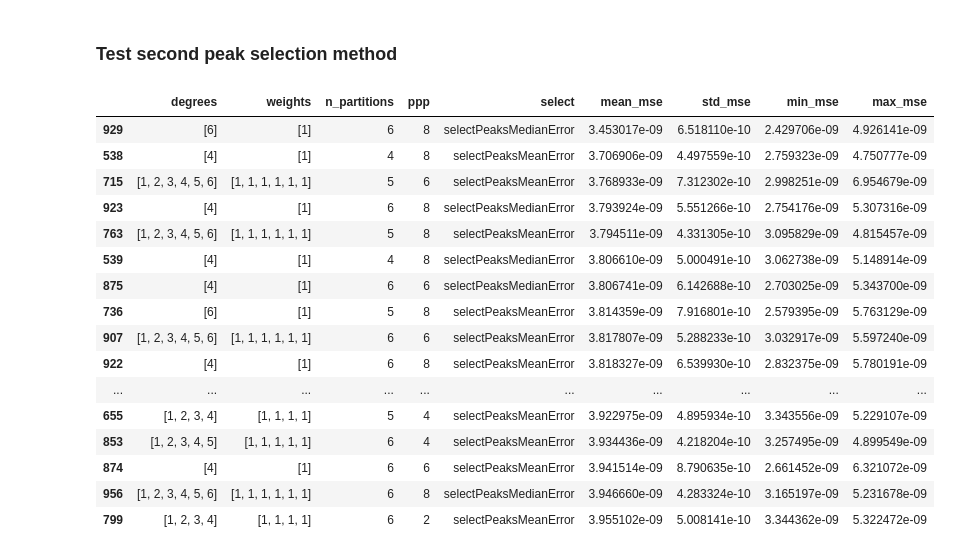
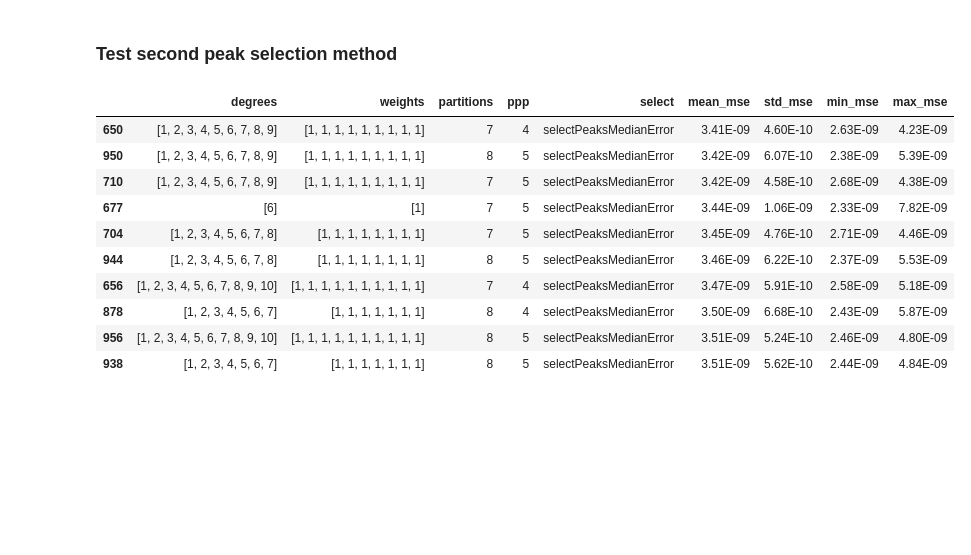
Before and after one commit to jokinen77/DataScienceProject1-Orbitrap, a Jupyter notebook: DataScienceProject1.ipynb, the cells around one changed output. Saved outputs shown, nothing was run; the diff lists cells and outputs as text; code cells hidden in the pictures; blank space fills up the shorter version.

```diff
--- a/DataScienceProject1.ipynb
+++ b/DataScienceProject1.ipynb
@@ -603,11 +608,11 @@ pd.DataFrame(train_information).sort_values(by=['mean_mse', "std_mse", "max_mse"
 ### Test second peak selection method
 # %%
 train_information = []
-for n_partitions in [2,3,4,5,6]:
-    for peak_per_partition in [2,4,6,8]:
-        for degrees in [[i] for i in range(1, 7)] + [list(range(1,i)) for i in range(3, 8)]:
-            for weight in [1, None]:
-                if len(degrees) == 1 and not weight:
+for n_partitions in [5,6,7,8]:
+    for peak_per_partition in [2,3,4,5]:
+        for degrees in [[i] for i in range(1, 7)] + [list(range(1,i)) for i in range(5, 12)]:
+            for weight in [1, [1/np.sqrt(d) for d in degrees]]:
+                if len(degrees) == 1 and type(weight) != int:
                     continue
                 for select in [selectPeaksMinimumError, selectPeaksMeanError, selectPeaksMedianError]:
                     mses = []
@@ -621,8 +626,8 @@ for n_partitions in [2,3,4,5,6]:
                         mses.append(mse)
                     train_information.append({
                         "degrees": degrees,
-                        "weights": [round(w, 3) for w in model.weights],
-                        "n_partitions": n_partitions,
+                        "weights": [round(w, 2) for w in model.weights],
+                        "partitions": n_partitions,
                         "ppp": peak_per_partition,
                         "select": select.__name__,
                         "mean_mse": np.mean(mses),
@@ -631,23 +636,21 @@ for n_partitions in [2,3,4,5,6]:
                         "max_mse": np.max(mses)
                     })
 
-training_result = pd.DataFrame(train_information).sort_values(by=['mean_mse', "std_mse", "max_mse"], ascending=True)
+training_result = pd.DataFrame(train_information).sort_values(by=["mean_mse", "std_mse", "max_mse"], ascending=True)
 training_result.head(20)
+training_result.to_csv("training_result.csv", sep="\t")
-# %% [output]
-|  | degrees | weights | n_partitions | ppp | select | mean_mse | std_mse | min_mse | max_mse |
-| 929 | [6] | [1] | 6 | 8 | selectPeaksMedianError | 3.453017e-09 | 6.518110e-10 | 2.429706e-09 | 4.926141e-09 |
-| 538 | [4] | [1] | 4 | 8 | selectPeaksMeanError | 3.706906e-09 | 4.497559e-10 | 2.759323e-09 | 4.750777e-09 |
-| 715 | [1, 2, 3, 4, 5, 6] | [1, 1, 1, 1, 1, 1] | 5 | 6 | selectPeaksMeanError | 3.768933e-09 | 7.312302e-10 | 2.998251e-09 | 6.954679e-09 |
-| 923 | [4] | [1] | 6 | 8 | selectPeaksMedianError | 3.793924e-09 | 5.551266e-10 | 2.754176e-09 | 5.307316e-09 |
-| 763 | [1, 2, 3, 4, 5, 6] | [1, 1, 1, 1, 1, 1] | 5 | 8 | selectPeaksMeanError | 3.794511e-09 | 4.331305e-10 | 3.095829e-09 | 4.815457e-09 |
-| 539 | [4] | [1] | 4 | 8 | selectPeaksMedianError | 3.806610e-09 | 5.000491e-10 | 3.062738e-09 | 5.148914e-09 |
-| 875 | [4] | [1] | 6 | 6 | selectPeaksMedianError | 3.806741e-09 | 6.142688e-10 | 2.703025e-09 | 5.343700e-09 |
-| 736 | [6] | [1] | 5 | 8 | selectPeaksMeanError | 3.814359e-09 | 7.916801e-10 | 2.579395e-09 | 5.763129e-09 |
-| 907 | [1, 2, 3, 4, 5, 6] | [1, 1, 1, 1, 1, 1] | 6 | 6 | selectPeaksMeanError | 3.817807e-09 | 5.288233e-10 | 3.032917e-09 | 5.597240e-09 |
-| 922 | [4] | [1] | 6 | 8 | selectPeaksMeanError | 3.818327e-09 | 6.539930e-10 | 2.832375e-09 | 5.780191e-09 |
-| ... | ... | ... | ... | ... | ... | ... | ... | ... | ... |
-| 655 | [1, 2, 3, 4] | [1, 1, 1, 1] | 5 | 4 | selectPeaksMeanError | 3.922975e-09 | 4.895934e-10 | 3.343556e-09 | 5.229107e-09 |
-| 853 | [1, 2, 3, 4, 5] | [1, 1, 1, 1, 1] | 6 | 4 | selectPeaksMeanError | 3.934436e-09 | 4.218204e-10 | 3.257495e-09 | 4.899549e-09 |
-| 874 | [4] | [1] | 6 | 6 | selectPeaksMeanError | 3.941514e-09 | 8.790635e-10 | 2.661452e-09 | 6.321072e-09 |
-| 956 | [1, 2, 3, 4, 5, 6] | [1, 1, 1, 1, 1, 1] | 6 | 8 | selectPeaksMedianError | 3.946660e-09 | 4.283324e-10 | 3.165197e-09 | 5.231678e-09 |
-| 799 | [1, 2, 3, 4] | [1, 1, 1, 1] | 6 | 2 | selectPeaksMeanError | 3.955102e-09 | 5.008141e-10 | 3.344362e-09 | 5.322472e-09 |
+# %%
+test = training_result.head(10).style.format({"mean_mse": "{:.2E}", "std_mse": "{:.2E}", "max_mse": "{:.2E}", "min_mse": "{:.2E}"})
+test
+# %% [output]
+|  | degrees | weights | partitions | ppp | select | mean_mse | std_mse | min_mse | max_mse |
+| 650 | [1, 2, 3, 4, 5, 6, 7, 8, 9] | [1, 1, 1, 1, 1, 1, 1, 1, 1] | 7 | 4 | selectPeaksMedianError | 3.41E-09 | 4.60E-10 | 2.63E-09 | 4.23E-09 |
+| 950 | [1, 2, 3, 4, 5, 6, 7, 8, 9] | [1, 1, 1, 1, 1, 1, 1, 1, 1] | 8 | 5 | selectPeaksMedianError | 3.42E-09 | 6.07E-10 | 2.38E-09 | 5.39E-09 |
+| 710 | [1, 2, 3, 4, 5, 6, 7, 8, 9] | [1, 1, 1, 1, 1, 1, 1, 1, 1] | 7 | 5 | selectPeaksMedianError | 3.42E-09 | 4.58E-10 | 2.68E-09 | 4.38E-09 |
+| 677 | [6] | [1] | 7 | 5 | selectPeaksMedianError | 3.44E-09 | 1.06E-09 | 2.33E-09 | 7.82E-09 |
+| 704 | [1, 2, 3, 4, 5, 6, 7, 8] | [1, 1, 1, 1, 1, 1, 1, 1] | 7 | 5 | selectPeaksMedianError | 3.45E-09 | 4.76E-10 | 2.71E-09 | 4.46E-09 |
+| 944 | [1, 2, 3, 4, 5, 6, 7, 8] | [1, 1, 1, 1, 1, 1, 1, 1] | 8 | 5 | selectPeaksMedianError | 3.46E-09 | 6.22E-10 | 2.37E-09 | 5.53E-09 |
+| 656 | [1, 2, 3, 4, 5, 6, 7, 8, 9, 10] | [1, 1, 1, 1, 1, 1, 1, 1, 1, 1] | 7 | 4 | selectPeaksMedianError | 3.47E-09 | 5.91E-10 | 2.58E-09 | 5.18E-09 |
+| 878 | [1, 2, 3, 4, 5, 6, 7] | [1, 1, 1, 1, 1, 1, 1] | 8 | 4 | selectPeaksMedianError | 3.50E-09 | 6.68E-10 | 2.43E-09 | 5.87E-09 |
+| 956 | [1, 2, 3, 4, 5, 6, 7, 8, 9, 10] | [1, 1, 1, 1, 1, 1, 1, 1, 1, 1] | 8 | 5 | selectPeaksMedianError | 3.51E-09 | 5.24E-10 | 2.46E-09 | 4.80E-09 |
+| 938 | [1, 2, 3, 4, 5, 6, 7] | [1, 1, 1, 1, 1, 1, 1] | 8 | 5 | selectPeaksMedianError | 3.51E-09 | 5.62E-10 | 2.44E-09 | 4.84E-09 |
```
Also changed, not shown: parts of 3 cells of this notebook.
